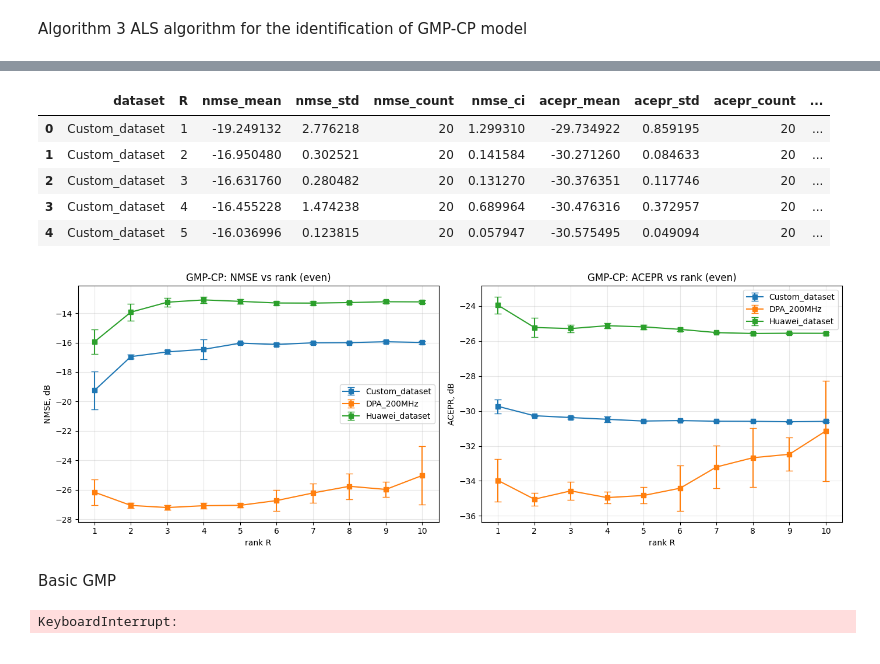
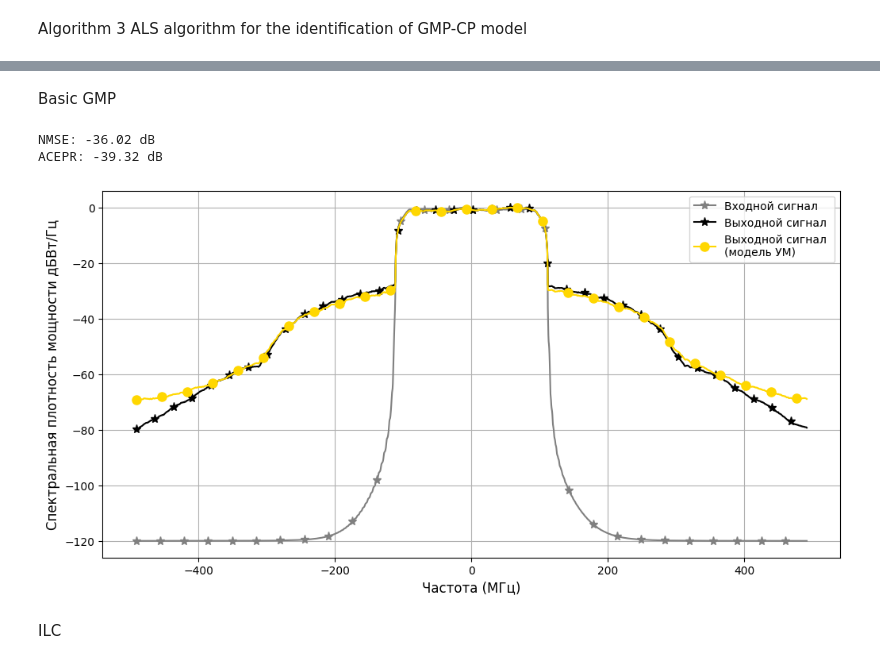
Before and after one commit to pasmornov-m/DPD_Research, a Jupyter notebook: dev_gmp_tensor.ipynb, the cells around one changed output, grey strips where cells are left out. Cells and saved outputs as stored; diff of their text form; code cells hidden in the pictures.

```diff
--- a/dev_gmp_tensor.ipynb
+++ b/dev_gmp_tensor.ipynb
@@ -595,60 +546,2 @@ ACEPR: -25.61 dB
-# %%
-
-
-df_result_even_agg = aggregate_measured_data(result_list_even)
-df_result_even_agg.head()
-# %% [output]
-|  | dataset | R | nmse_mean | nmse_std | nmse_count | nmse_ci | acepr_mean | acepr_std | acepr_count | ... |
-| 0 | Custom_dataset | 1 | -19.249132 | 2.776218 | 20 | 1.299310 | -29.734922 | 0.859195 | 20 | ... |
-| 1 | Custom_dataset | 2 | -16.950480 | 0.302521 | 20 | 0.141584 | -30.271260 | 0.084633 | 20 | ... |
-| 2 | Custom_dataset | 3 | -16.631760 | 0.280482 | 20 | 0.131270 | -30.376351 | 0.117746 | 20 | ... |
-| 3 | Custom_dataset | 4 | -16.455228 | 1.474238 | 20 | 0.689964 | -30.476316 | 0.372957 | 20 | ... |
-| 4 | Custom_dataset | 5 | -16.036996 | 0.123815 | 20 | 0.057947 | -30.575495 | 0.049094 | 20 | ... |
-# %%
-fig, axes = plt.subplots(1, 2, figsize=(14, 5))
-
-for dataset_name, group in df_result_even_agg.groupby('dataset'):
-
-    group = group.sort_values('R')
-
-    axes[0].errorbar(
-        group['R'],
-        group['nmse_mean'],
-        yerr=group['nmse_ci'],
-        marker='s',
-        capsize=4,
-        label=dataset_name
-    )
-
-    axes[1].errorbar(
-        group['R'],
-        group['acepr_mean'],
-        yerr=group['acepr_ci'],
-        marker='s',
-        capsize=4,
-        label=dataset_name
-    )
-
-
-axes[0].set_xlabel("rank R")
-axes[0].set_ylabel("NMSE, dB")
-axes[0].set_title("GMP-CP: NMSE vs rank (even)")
-axes[0].grid(True, alpha=0.3)
-axes[0].set_xticks(np.arange(1, 11, 1))
-axes[0].legend()
-
-
-axes[1].set_xlabel("rank R")
-axes[1].set_ylabel("ACEPR, dB")
-axes[1].set_title("GMP-CP: ACEPR vs rank (even)")
-axes[1].grid(True, alpha=0.3)
-axes[1].set_xticks(np.arange(1, 11, 1))
-axes[1].legend()
-
-
-plt.tight_layout()
-plt.show()
-# %% [output]
-[figure, removed]
 # %% [markdown]
 Basic GMP
@@ -753,7 +606,6 @@ P=8
 N=2048
 
 gamma = 1e-3
-L = 30
 
 y, x = prepare_data_for_gmp(x=container.train_input,
                                   y=container.train_output,
@@ -763,7 +615,7 @@ y, x = prepare_data_for_gmp(x=container.train_input,
                                   N=N)
 
 
-model_gmp = GMPBase(M1=M1, M2=M2, P=P)
+model_gmp = GMPTensor(M1=M1, M2=M2, P=P)
 
 model_gmp = identify_gmp(
     model_gmp,
@@ -772,7 +624,7 @@ model_gmp = identify_gmp(
     M1,
     M2,
     P,
-    gamma=0
+    gamma
 )
 # %%
 x_val = utils.iq_to_complex(container.val_input_orig)
@@ -780,8 +632,7 @@ x_val = utils.iq_to_complex(container.val_input_orig)
 with torch.no_grad():
     y_pred = model_gmp(x_val)
 
-
-delay = max(model.M1, model.M2) - 1
+delay = max(model_gmp.M1, model_gmp.M2) - 1
 
 y_true = utils.iq_to_complex(container.val_output[delay:])
 
@@ -800,31 +651,35 @@ gmp_acepr = metrics.compute_acepr(
 
 print(f"ACEPR: {gmp_acepr:.2f} dB")
 
 
 window_size = 50
 
 freqs, spectrum_y_in = metrics.power_spectrum(container.val_input[delay:], container.input_signal_fs, container.nperseg, window_size)
 _, spectrum_y_out = metrics.power_spectrum(container.val_output[delay:], container.input_signal_fs, container.nperseg, window_size)
 _, spectrum_y_val_pa = metrics.power_spectrum(y_pred, container.input_signal_fs, container.nperseg, window_size)
 
 xlabel="Частота (МГц)"
 ylabel= "Спектральная плотность мощности дБВт/Гц"
 fontsize = 12
 figsize=(12, 6)
 markersize=8
 
 plt.figure(figsize=figsize)
 
 plt.plot(freqs / 1e6, spectrum_y_in, color='grey', label='Входной сигнал', marker = '*', markevery=90, markersize=markersize)
 plt.plot(freqs / 1e6, spectrum_y_out, color='black', label='Выходной сигнал', marker = '*', markevery=70, markersize=markersize)
 plt.plot(freqs / 1e6, spectrum_y_val_pa, color='gold', label='Выходной сигнал \n(модель УМ)', marker='o', markevery=95, markersize=markersize)
 
 plt.xlabel(xlabel, fontsize=fontsize)
 plt.ylabel(ylabel, fontsize=fontsize)
 # plt.ylim(bottom=-122)
 # plt.xticks(np.arange(-500, 600, 100))
 plt.legend()
 plt.grid()
 plt.show()
 # %% [output]
-KeyboardInterrupt:
+NMSE: -36.02 dB
+ACEPR: -39.32 dB
+[figure, added]
+# %% [markdown]
+ILC
```
Also changed, not shown: parts of 19 cells of this notebook, 38 other files.
